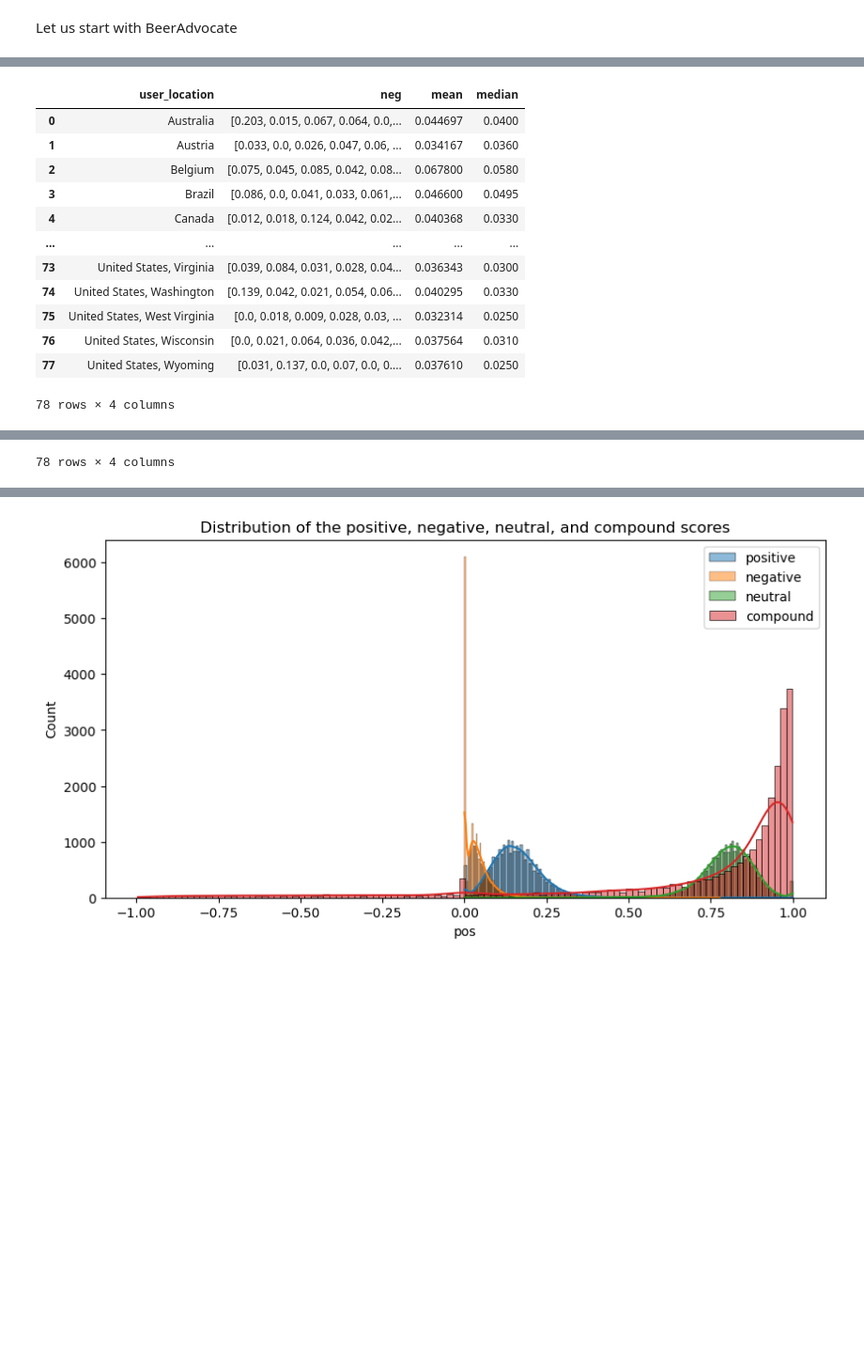
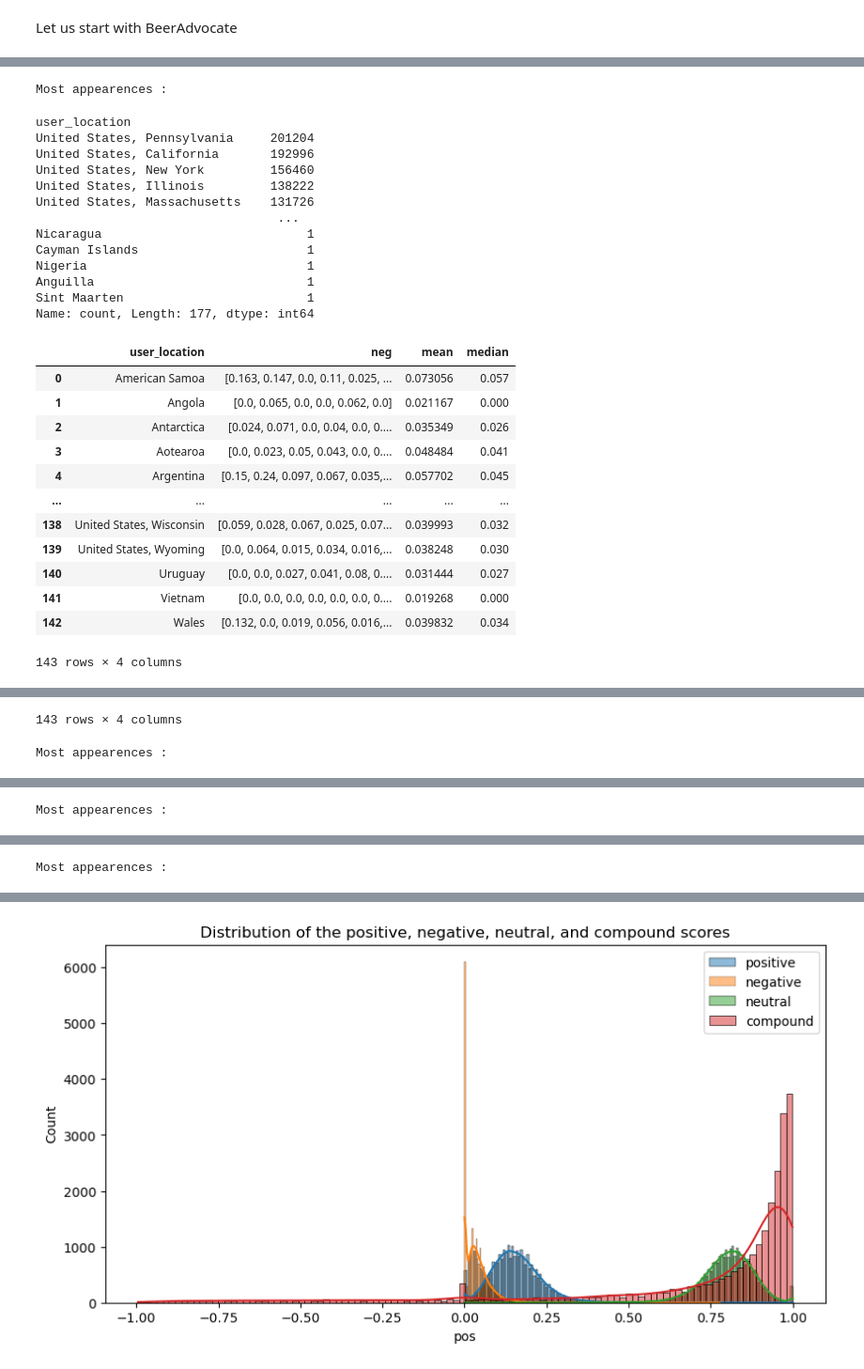
Before and after one commit to epfl-ada/ada-2023-project-dada, a Jupyter notebook: src/sentiment.ipynb, the cells around one changed output, grey strips where cells are left out. Shown at 94% size. Cells and saved outputs as stored; diff of their text form; code cells hidden in the pictures; blank space fills up the shorter version.

```diff
--- a/src/sentiment.ipynb
+++ b/src/sentiment.ipynb
@@ -15,6 +15,19 @@ from vaderSentiment.vaderSentiment import SentimentIntensityAnalyzer
 Function
 # %%
 def get_pn_df(df, grp):
+
+    # find the user_location with the most appearences
+    a = df[grp].value_counts()
+    print("Most appearences :")
+    display(a)
+
+    #keep only the ones with more than 5 appearences
+    a = a[a > 5]
+    #display(a)
+
+    #remove all the lines of df_short that are not in a
+    df = df[df[grp].isin(a.index)]
+
     # group neg by grp
     df_neg = df.groupby([grp])['neg'].apply(list).reset_index()
     df_neg['mean'] = df_neg['neg'].apply(np.mean)
@@ -98,7 +117,7 @@ def plot_map(df, shapefile, title, set):
     plt.savefig('../results/'+title+'_'+set+'.png', dpi=300)
     plt.show()
 # %%
-def data_prep(df, grp):
+def data_prep(df):
     # sentiment analysis of the column text
     analyzer = SentimentIntensityAnalyzer()
 
@@ -124,7 +143,7 @@ def data_prep(df, grp):
     df_new['pos'] = ''
 
     #select every 100th line
-    df_new = df_new[::100]
+    #df_new = df_new[::100]
 
 
 
@@ -139,17 +158,7 @@ def data_prep(df, grp):
 
     #display(df_new)
 
-    # find the user_location with the most appearences
-    a = df_new[grp].value_counts()
-    print("Most appearences :")
-    display(a)
 
-    #keep only the ones with more than 5 appearences
-    a = a[a > 5]
-    #display(a)
-
-    #remove all the lines of df_short that are not in a
-    df_new = df_new[df_new[grp].isin(a.index)]
 
     return df_new
 # %%
@@ -186,6 +206,6 @@ df_rb = pd.read_pickle('../data/preprocessed/RateBeer/transformed_ratings_rb.pkl
 #display(df_ba)
 #display(df_rb)
 # %%
-# select columns from df, do sentiment analysis, group the data by grp, keep only the ones with more than 5 appearences
-df_work_ba = data_prep(df_ba, 'user_location')
-df_work_rb = data_prep(df_rb, 'user_location')
+# don't run it, instead load the pickle file '../data/preprocessed/BeerAdvocate/df_work_ba.pkl'
+# select columns from df, do sentiment analysis, keep only the ones with more than 5 appearences
+df_work_ba = data_prep(df_ba)
@@ -220,0 +215,3 @@ Name: count, Length: 138, dtype: int64
+# %%
+# dont run it, instead load the pickle file '../data/preprocessed/RateBeer/df_work_rb.pkl'
+df_work_rb = data_prep(df_rb)
@@ -221,20 +221,37 @@ Name: count, Length: 138, dtype: int64
 # %%
 df_neg_ba, df_pos_ba = get_pn_df(df_work_ba, 'user_location')
 display(df_neg_ba)
 display(df_pos_ba)
 df_neg_rb, df_pos_rb = get_pn_df(df_work_rb, 'user_location')
+
+df_neg_ba_brwe, df_pos_ba_brwe = get_pn_df(df_work_ba, 'brewery_name')
+df_neg_rb_brwe, df_pos_rb_brwe = get_pn_df(df_work_rb, 'brewery_name')
 # %% [output]
+Most appearences :
+user_location
+United States, Pennsylvania     201204
+United States, California       192996
+United States, New York         156460
+United States, Illinois         138222
+United States, Massachusetts    131726
+                                 ...
+Nicaragua                            1
+Cayman Islands                       1
+Nigeria                              1
+Anguilla                             1
+Sint Maarten                         1
+Name: count, Length: 177, dtype: int64
 |  | user_location | neg | mean | median |
-| 0 | Australia | [0.203, 0.015, 0.067, 0.064, 0.0,... | 0.044697 | 0.0400 |
-| 1 | Austria | [0.033, 0.0, 0.026, 0.047, 0.06, ... | 0.034167 | 0.0360 |
-| 2 | Belgium | [0.075, 0.045, 0.085, 0.042, 0.08... | 0.067800 | 0.0580 |
-| 3 | Brazil | [0.086, 0.0, 0.041, 0.033, 0.061,... | 0.046600 | 0.0495 |
-| 4 | Canada | [0.012, 0.018, 0.124, 0.042, 0.02... | 0.040368 | 0.0330 |
+| 0 | American Samoa | [0.163, 0.147, 0.0, 0.11, 0.025, ... | 0.073056 | 0.057 |
+| 1 | Angola | [0.0, 0.065, 0.0, 0.0, 0.062, 0.0] | 0.021167 | 0.000 |
+| 2 | Antarctica | [0.024, 0.071, 0.0, 0.04, 0.0, 0.... | 0.035349 | 0.026 |
+| 3 | Aotearoa | [0.0, 0.023, 0.05, 0.043, 0.0, 0.... | 0.048484 | 0.041 |
+| 4 | Argentina | [0.15, 0.24, 0.097, 0.067, 0.035,... | 0.057702 | 0.045 |
 | ... | ... | ... | ... | ... |
-| 73 | United States, Virginia | [0.039, 0.084, 0.031, 0.028, 0.04... | 0.036343 | 0.0300 |
-| 74 | United States, Washington | [0.139, 0.042, 0.021, 0.054, 0.06... | 0.040295 | 0.0330 |
-| 75 | United States, West Virginia | [0.0, 0.018, 0.009, 0.028, 0.03, ... | 0.032314 | 0.0250 |
-| 76 | United States, Wisconsin | [0.0, 0.021, 0.064, 0.036, 0.042,... | 0.037564 | 0.0310 |
-| 77 | United States, Wyoming | [0.031, 0.137, 0.0, 0.07, 0.0, 0.... | 0.037610 | 0.0250 |
+| 138 | United States, Wisconsin | [0.059, 0.028, 0.067, 0.025, 0.07... | 0.039993 | 0.032 |
+| 139 | United States, Wyoming | [0.0, 0.064, 0.015, 0.034, 0.016,... | 0.038248 | 0.030 |
+| 140 | Uruguay | [0.0, 0.0, 0.027, 0.041, 0.08, 0.... | 0.031444 | 0.027 |
+| 141 | Vietnam | [0.0, 0.0, 0.0, 0.0, 0.0, 0.0, 0.... | 0.019268 | 0.000 |
+| 142 | Wales | [0.132, 0.0, 0.019, 0.056, 0.016,... | 0.039832 | 0.034 |
-78 rows × 4 columns
+143 rows × 4 columns
 |  | user_location | pos | mean | median |
@@ -252 +269,2 @@ df_neg_rb, df_pos_rb = get_pn_df(df_work_rb, 'user_location')
-78 rows × 4 columns
+143 rows × 4 columns
+Most appearences :
@@ -252,0 +284 @@ df_neg_rb, df_pos_rb = get_pn_df(df_work_rb, 'user_location')
+Most appearences :
@@ -252,0 +298 @@ df_neg_rb, df_pos_rb = get_pn_df(df_work_rb, 'user_location')
+Most appearences :
```
Also changed, not shown: parts of 35 cells of this notebook.
